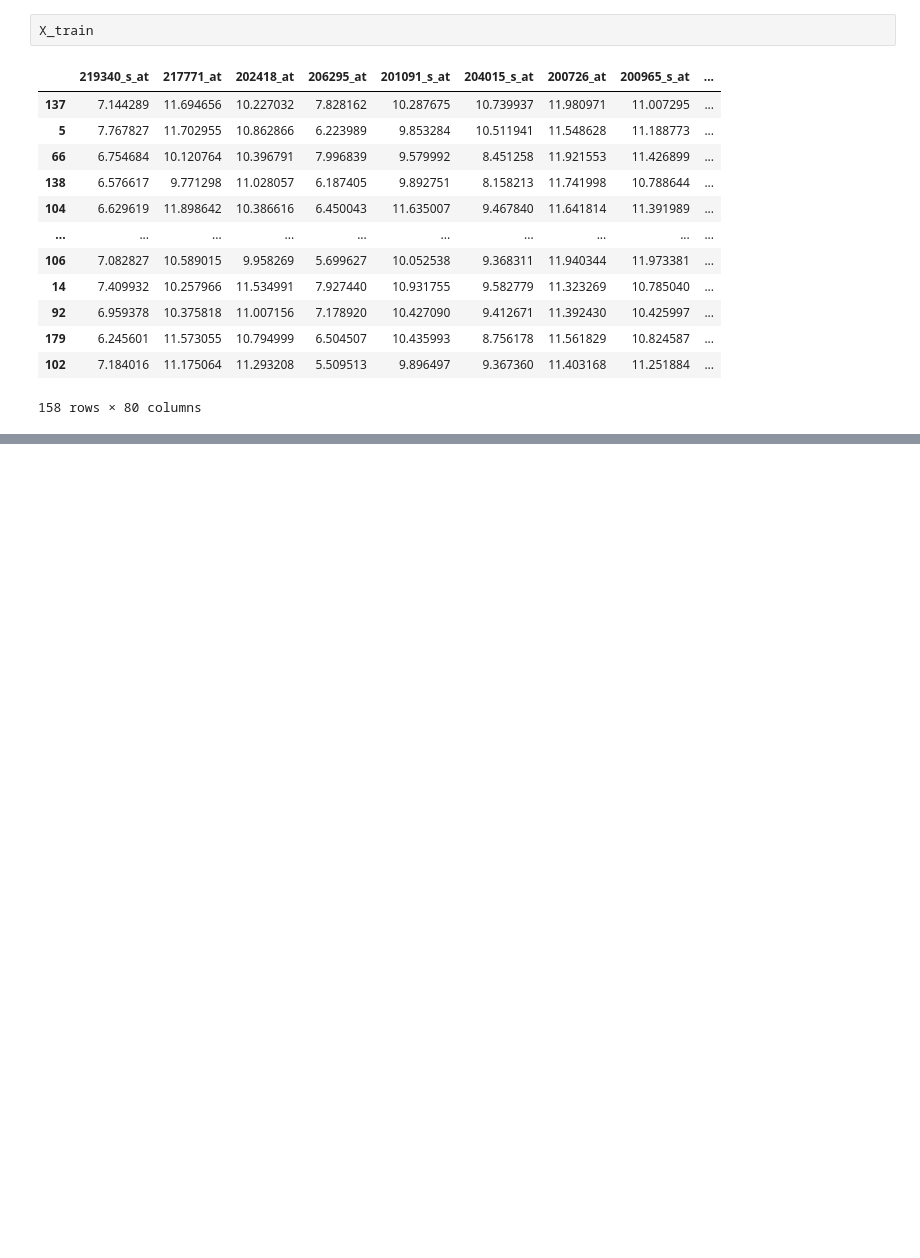
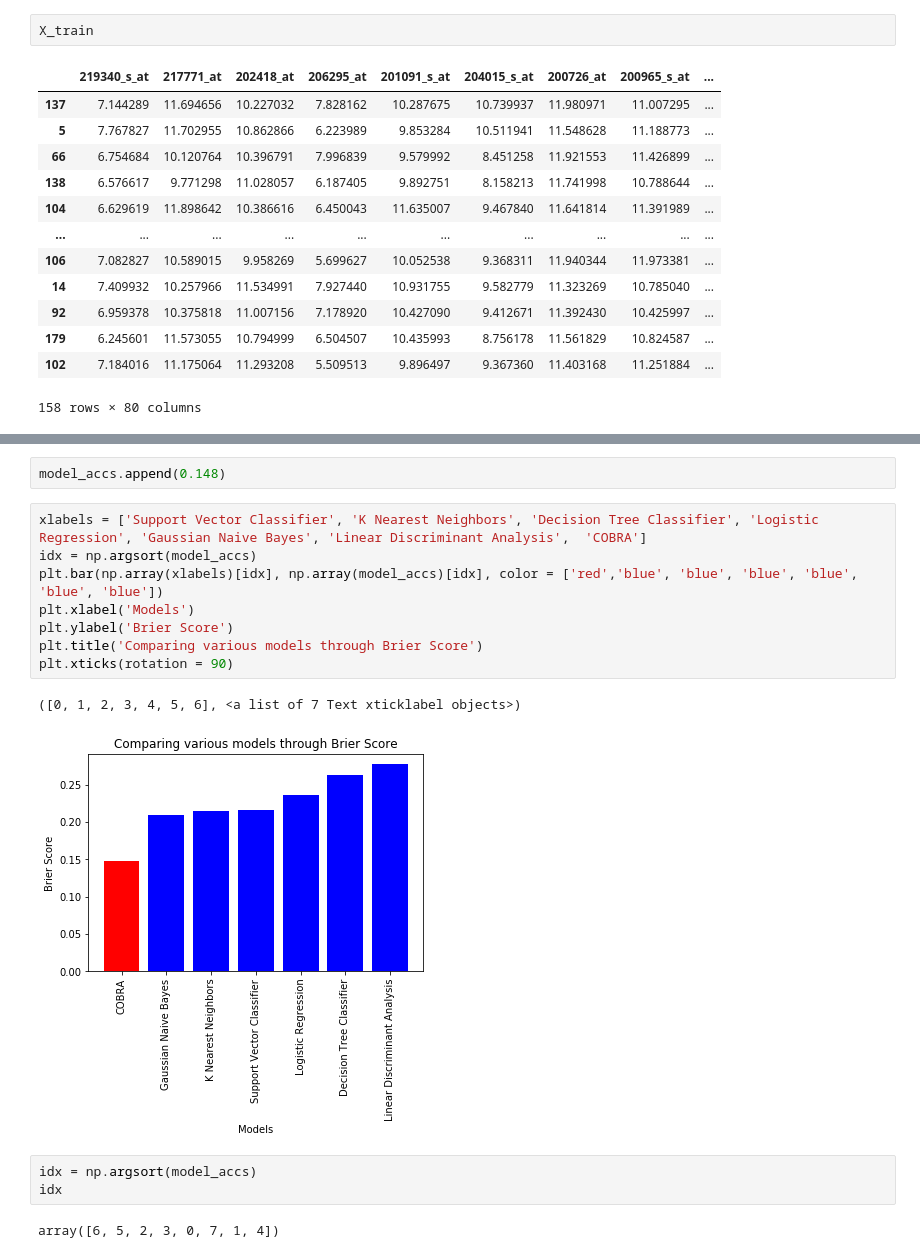
Before and after one commit to eklavyaj/Survival-Analysis-of-Metastasis, a Jupyter notebook: Notebooks/cobra.ipynb, the cells around one changed output, grey strips where cells are left out. Saved outputs shown, nothing was run; the diff lists cells and outputs as text; blank space fills up the shorter version.

```diff
--- a/Notebooks/cobra.ipynb
+++ b/Notebooks/cobra.ipynb
@@ -403,0 +484,18 @@ plt.legend()
+# %%
+model_accs.append(0.148)
+# %%
+xlabels = ['Support Vector Classifier', 'K Nearest Neighbors', 'Decision Tree Classifier', 'Logistic Regression', 'Gaussian Naive Bayes', 'Linear Discriminant Analysis',  'COBRA']
+idx = np.argsort(model_accs)
+plt.bar(np.array(xlabels)[idx], np.array(model_accs)[idx], color = ['red','blue', 'blue', 'blue', 'blue',  'blue', 'blue'])
+plt.xlabel('Models')
+plt.ylabel('Brier Score')
+plt.title('Comparing various models through Brier Score')
+plt.xticks(rotation = 90)
+# %% [output]
+([0, 1, 2, 3, 4, 5, 6], <a list of 7 Text xticklabel objects>)
+[figure, added]
+# %%
+idx = np.argsort(model_accs)
+idx
+# %% [output]
+array([6, 5, 2, 3, 0, 7, 1, 4])
```
Also changed, not shown: parts of 11 cells of this notebook, 2 other files.
